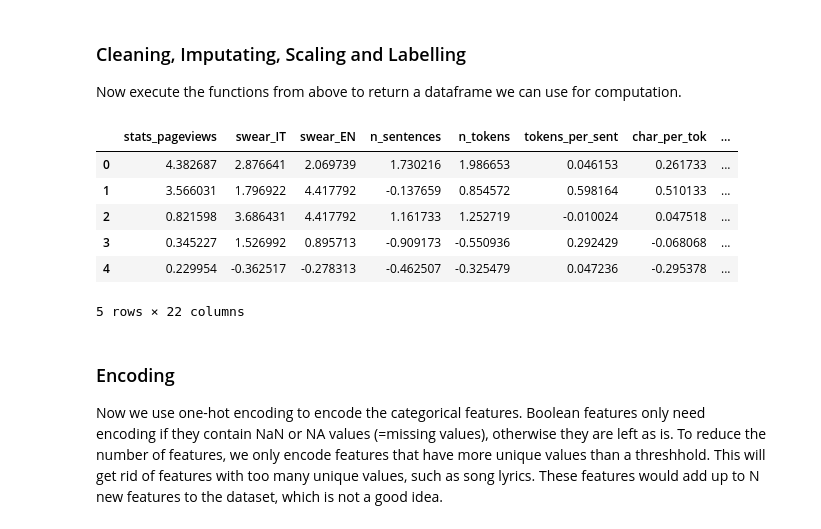
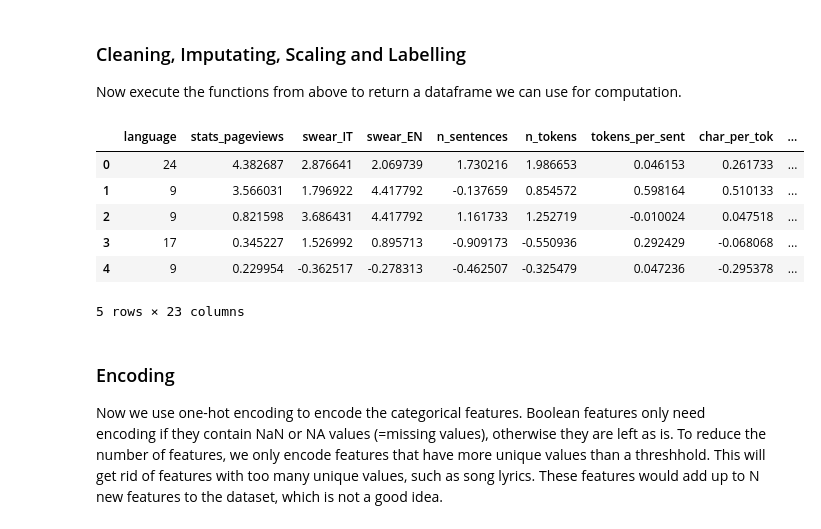
Before and after one commit to jaanisfehling/italian-rap-songs, a Jupyter notebook: clustering/hierarchical.ipynb, the cells around one changed output. Drawn from its saved outputs; the diff is of its cells as text; code cells hidden in the pictures.

```diff
--- a/clustering/hierarchical.ipynb
+++ b/clustering/hierarchical.ipynb
@@ -162,45 +162,40 @@ num_cols = [
     "n_tokens",
     "swear_IT",
     "swear_EN",
     "tokens_per_sent",
     "char_per_tok",
     "lexical_density",
     "avg_token_per_clause",
     "bpm",
     "centroid",
     "rolloff",
     "flux",
     "rms",
     "zcr",
     "flatness",
     "spectral_complexity",
     "pitch",
     "loudness",
     "duration_ms",
     "modified_popularity",
 ]
 
 # Check we registered all columns
 assert set(cat_cols + bool_cols + num_cols) == set(df.columns)
 
 df = clean(df)
 df = imputate_na(df, num_cols, cat_cols, bool_cols)
-
-# Drop the categorical feature since it's only one
-df = df.drop(columns=cat_cols)
-cat_cols = []
-
 df = scale_cols(df, num_cols, cat_cols, bool_cols)
 
 df.head()
 # %% [output]
-|  | stats_pageviews | swear_IT | swear_EN | n_sentences | n_tokens | tokens_per_sent | char_per_tok | ... |
-| 0 | 4.382687 | 2.876641 | 2.069739 | 1.730216 | 1.986653 | 0.046153 | 0.261733 | ... |
-| 1 | 3.566031 | 1.796922 | 4.417792 | -0.137659 | 0.854572 | 0.598164 | 0.510133 | ... |
-| 2 | 0.821598 | 3.686431 | 4.417792 | 1.161733 | 1.252719 | -0.010024 | 0.047518 | ... |
-| 3 | 0.345227 | 1.526992 | 0.895713 | -0.909173 | -0.550936 | 0.292429 | -0.068068 | ... |
-| 4 | 0.229954 | -0.362517 | -0.278313 | -0.462507 | -0.325479 | 0.047236 | -0.295378 | ... |
+|  | language | stats_pageviews | swear_IT | swear_EN | n_sentences | n_tokens | tokens_per_sent | char_per_tok | ... |
+| 0 | 24 | 4.382687 | 2.876641 | 2.069739 | 1.730216 | 1.986653 | 0.046153 | 0.261733 | ... |
+| 1 | 9 | 3.566031 | 1.796922 | 4.417792 | -0.137659 | 0.854572 | 0.598164 | 0.510133 | ... |
+| 2 | 9 | 0.821598 | 3.686431 | 4.417792 | 1.161733 | 1.252719 | -0.010024 | 0.047518 | ... |
+| 3 | 17 | 0.345227 | 1.526992 | 0.895713 | -0.909173 | -0.550936 | 0.292429 | -0.068068 | ... |
+| 4 | 9 | 0.229954 | -0.362517 | -0.278313 | -0.462507 | -0.325479 | 0.047236 | -0.295378 | ... |
-5 rows × 22 columns
+5 rows × 23 columns
 # %% [markdown]
 ### Encoding
 Now we use one-hot encoding to encode the categorical features. Boolean features only need encoding if they contain NaN or NA values (=missing values), otherwise they are left as is. To reduce the number of features, we only encode features that have more unique values than a threshhold. This will get rid of features with too many unique values, such as song lyrics. These features would add up to N new features to the dataset, which is not a good idea.
```
Also changed, not shown: parts of 6 cells of this notebook, 1 other file.
